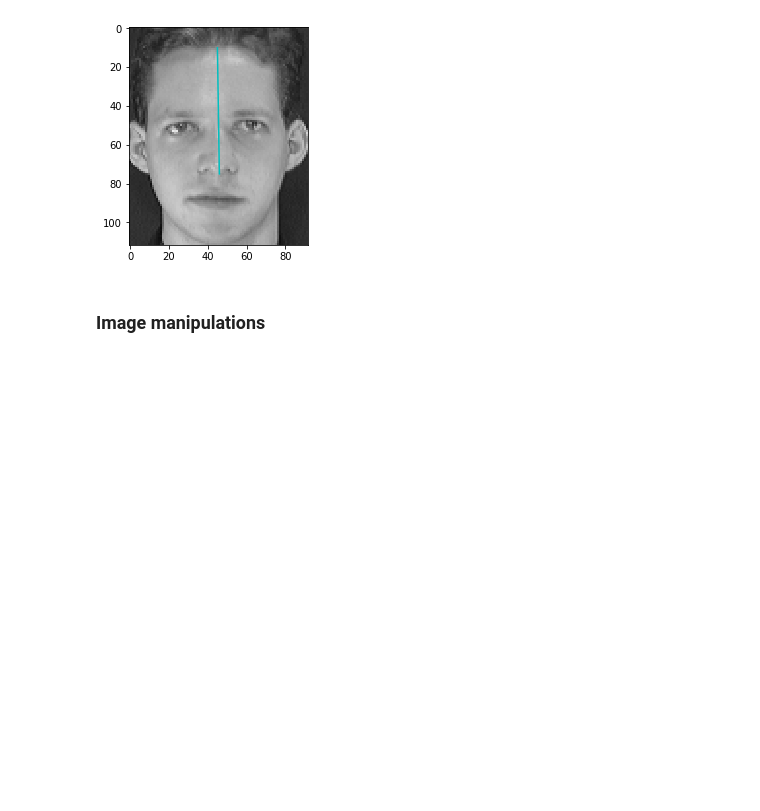
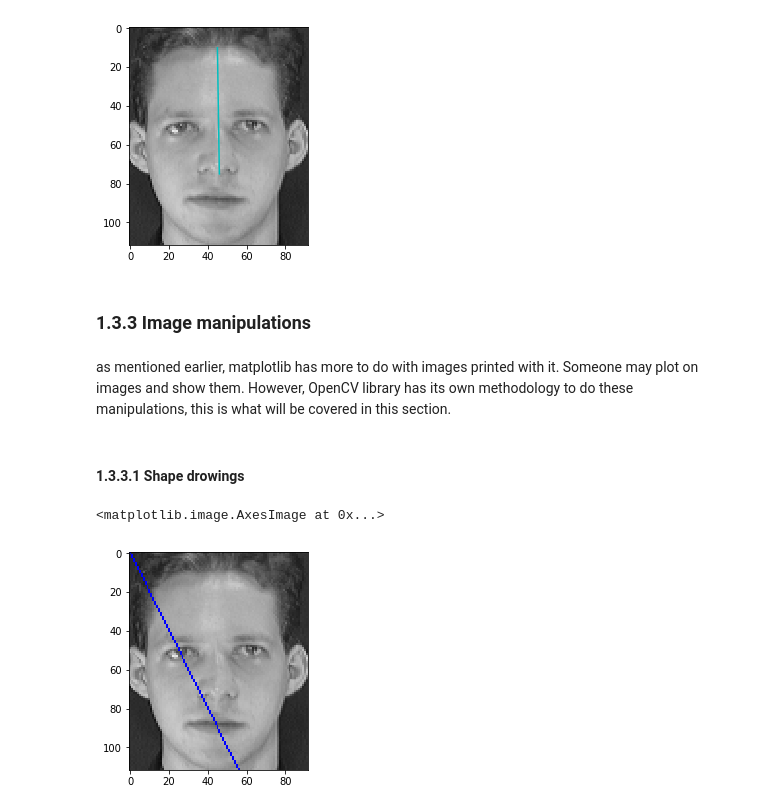
Before and after one commit to MagedSaeed/age_gender_recognition, a Jupyter notebook: preparing/Maged/OpenCV Introduction.ipynb, the cells around one changed output. Drawn from its saved outputs; the diff is of its cells as text; code cells hidden in the pictures; blank space fills up the shorter version.

Commit message:
- complete introduction file. - add image operations file.

```diff
--- a/preparing/Maged/OpenCV Introduction.ipynb
+++ b/preparing/Maged/OpenCV Introduction.ipynb
@@ -155,4 +158,21 @@ plt.imshow(img)
 <matplotlib.image.AxesImage at 0x...>
 [figure]
 # %% [markdown]
-### Image manipulations
+### 1.3.3 Image manipulations
+# %% [markdown]
+as mentioned earlier, matplotlib has more to do with images printed with it. Someone may plot on images and show them. However, OpenCV library has its own methodology to do these manipulations, this is what will be covered in this section.
+# %% [markdown]
+#### 1.3.3.1 Shape drowings
+# %%
+# drow a line:
+# first copy the image so that you save the original image
+img_blue_line = img.copy()
+cv2.line(img_blue_line, (0,0), (60, 120), (0, 0, 255))
+# first parameter is the image,
+# second parameter is the first point of the line,
+# third parameter is the second point of the line,
+# fourth parameter is the color of the line.
+plt.imshow(img_blue)
+# %% [output]
+<matplotlib.image.AxesImage at 0x...>
+[figure, added]
```
Also changed, not shown: parts of 7 cells of this notebook, 2 other files.
